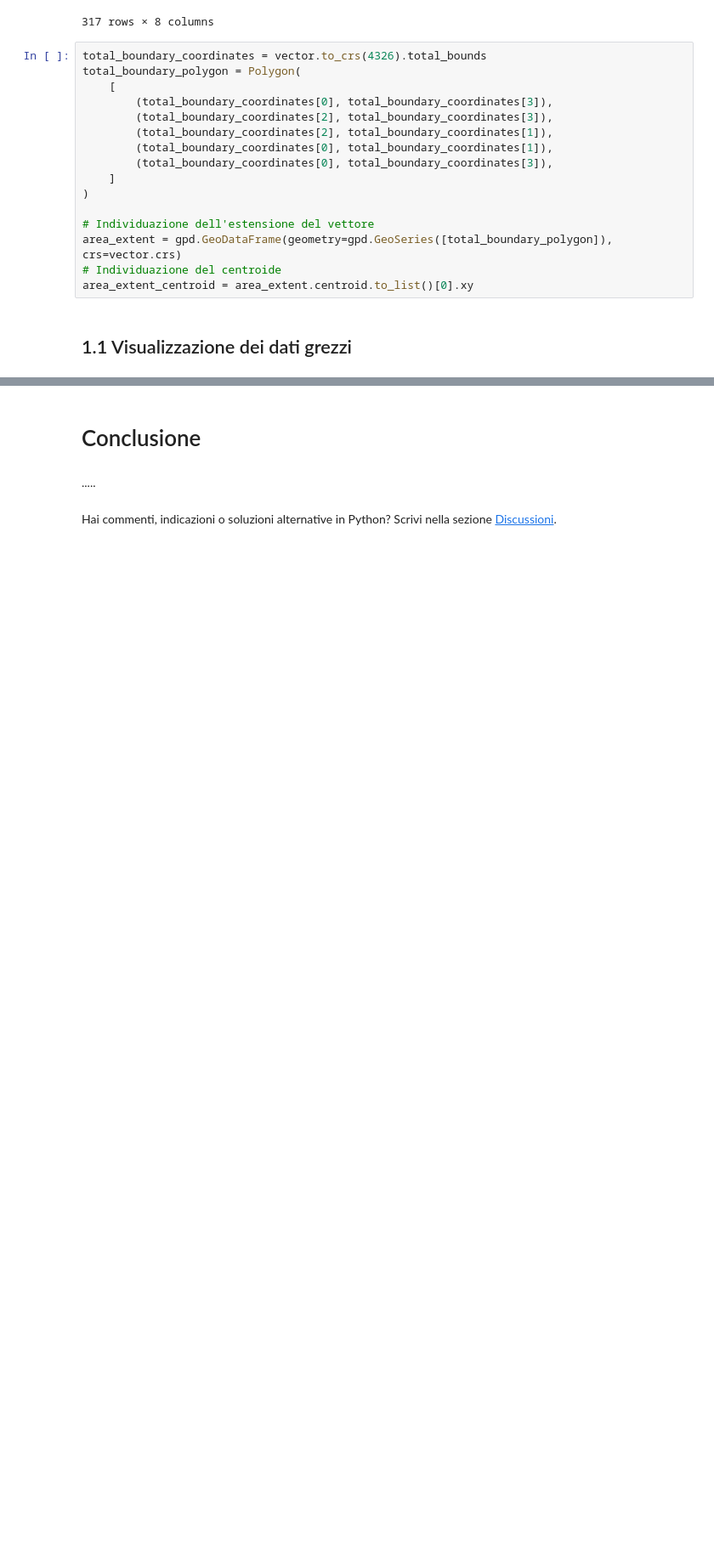
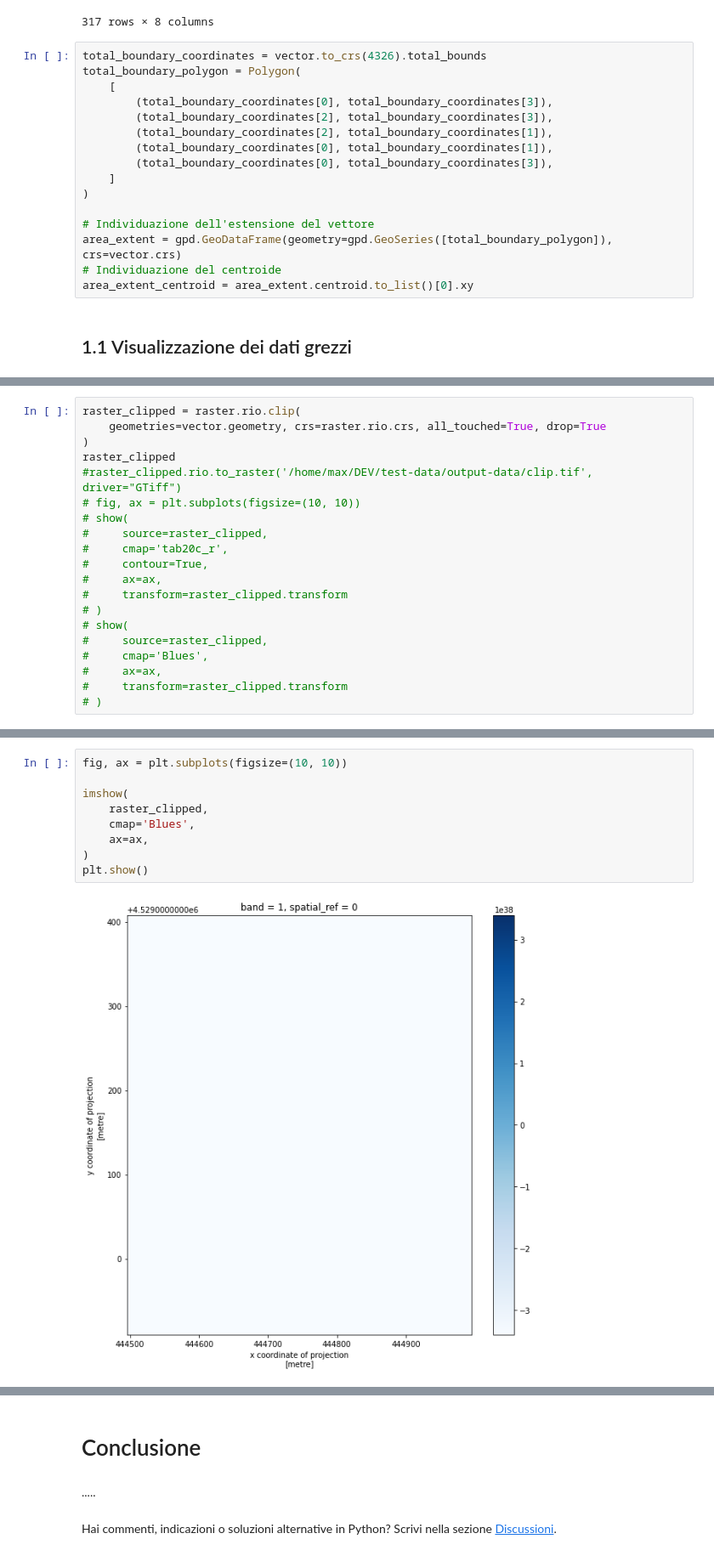
Before and after one commit to MaxDragonheart/PyGIS-Blog, a Jupyter notebook: _notebooks/2022-05-21-verificare-il-potenziale-fotovoltaico-di-un-tetto.ipynb, the cells around one changed output, grey strips where cells are left out. Shown at 85% size. Cells and saved outputs as stored; diff of their text form; blank space fills up the shorter version.

```diff
--- a/_notebooks/2022-05-21-verificare-il-potenziale-fotovoltaico-di-un-tetto.ipynb
+++ b/_notebooks/2022-05-21-verificare-il-potenziale-fotovoltaico-di-un-tetto.ipynb
@@ -117,0 +114,20 @@ map
+# %%
+raster_clipped = raster.rio.clip(
+    geometries=vector.geometry, crs=raster.rio.crs, all_touched=True, drop=True
+)
+raster_clipped
+#raster_clipped.rio.to_raster('/home/max/DEV/test-data/output-data/clip.tif', driver="GTiff")
+# fig, ax = plt.subplots(figsize=(10, 10))
+# show(
+#     source=raster_clipped,
+#     cmap='tab20c_r',
+#     contour=True,
+#     ax=ax,
+#     transform=raster_clipped.transform
+# )
+# show(
+#     source=raster_clipped,
+#     cmap='Blues',
+#     ax=ax,
+#     transform=raster_clipped.transform
+# )
@@ -117,0 +152,11 @@ map
+# %%
+fig, ax = plt.subplots(figsize=(10, 10))
+
+imshow(
+    raster_clipped,
+    cmap='Blues',
+    ax=ax,
+)
+plt.show()
+# %% [output]
+[figure, added]
```
Also changed, not shown: parts of 6 cells of this notebook.
